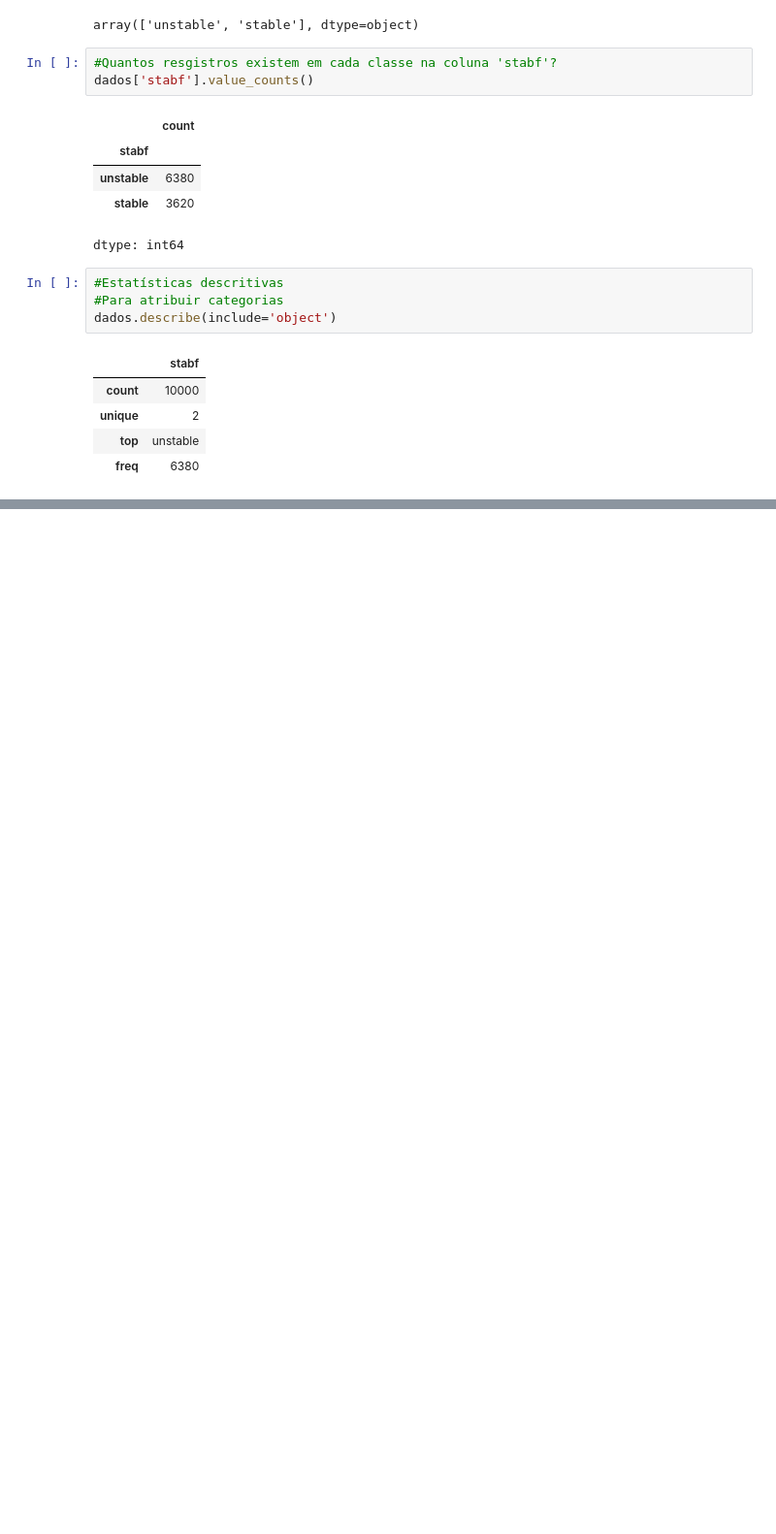
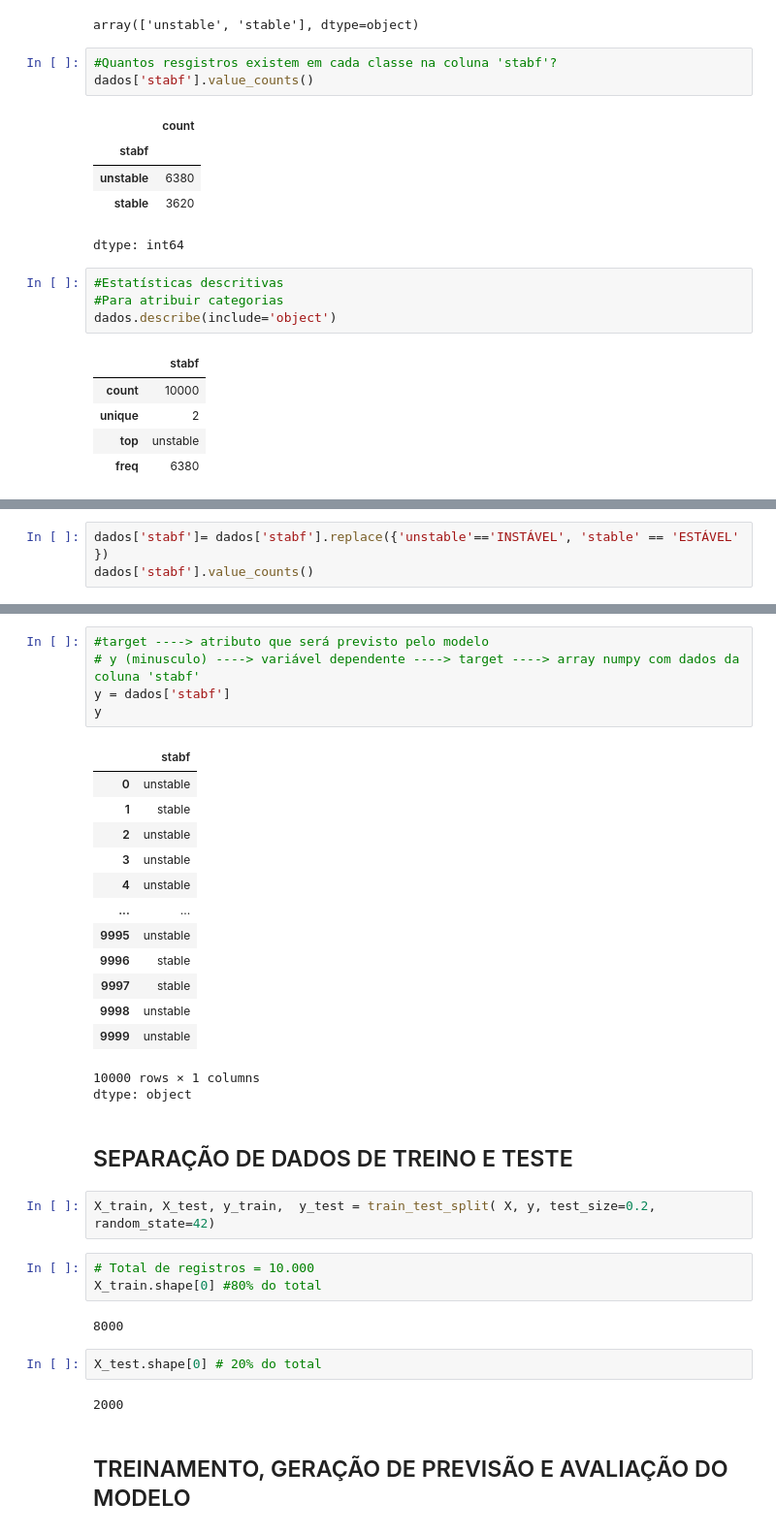
Before and after one commit to Kekeoliver/SERS-2SEM-CP2, a Jupyter notebook: Aula_4_SERS.ipynb, the cells around one changed output, grey strips where cells are left out. Shown at 97% size. Saved outputs shown, nothing was run; the diff lists cells and outputs as text; blank space fills up the shorter version.

```diff
--- a/Aula_4_SERS.ipynb
+++ b/Aula_4_SERS.ipynb
@@ -81,0 +96,3 @@ dados.describe(include='object')
+# %%
+dados['stabf']= dados['stabf'].replace({'unstable'=='INSTÁVEL', 'stable' == 'ESTÁVEL' })
+dados['stabf'].value_counts()
@@ -81,0 +105,35 @@ dados.describe(include='object')
+# %%
+#target ----> atributo que será previsto pelo modelo
+# y (minusculo) ----> variável dependente ----> target ----> array numpy com dados da coluna 'stabf'
+y = dados['stabf']
+y
+# %% [output]
+|  | stabf |
+| 0 | unstable |
+| 1 | stable |
+| 2 | unstable |
+| 3 | unstable |
+| 4 | unstable |
+| ... | ... |
+| 9995 | unstable |
+| 9996 | stable |
+| 9997 | stable |
+| 9998 | unstable |
+| 9999 | unstable |
+10000 rows × 1 columns
+dtype: object
+# %% [markdown]
+## SEPARAÇÃO DE DADOS DE TREINO E TESTE
+# %%
+X_train, X_test, y_train,  y_test = train_test_split( X, y, test_size=0.2, random_state=42)
+# %%
+# Total de registros = 10.000
+X_train.shape[0] #80% do total
+# %% [output]
+8000
+# %%
+X_test.shape[0] # 20% do total
+# %% [output]
+2000
+# %% [markdown]
+## TREINAMENTO, GERAÇÃO DE PREVISÃO E AVALIAÇÃO DO MODELO
```
Also changed, not shown: parts of 8 cells of this notebook.
